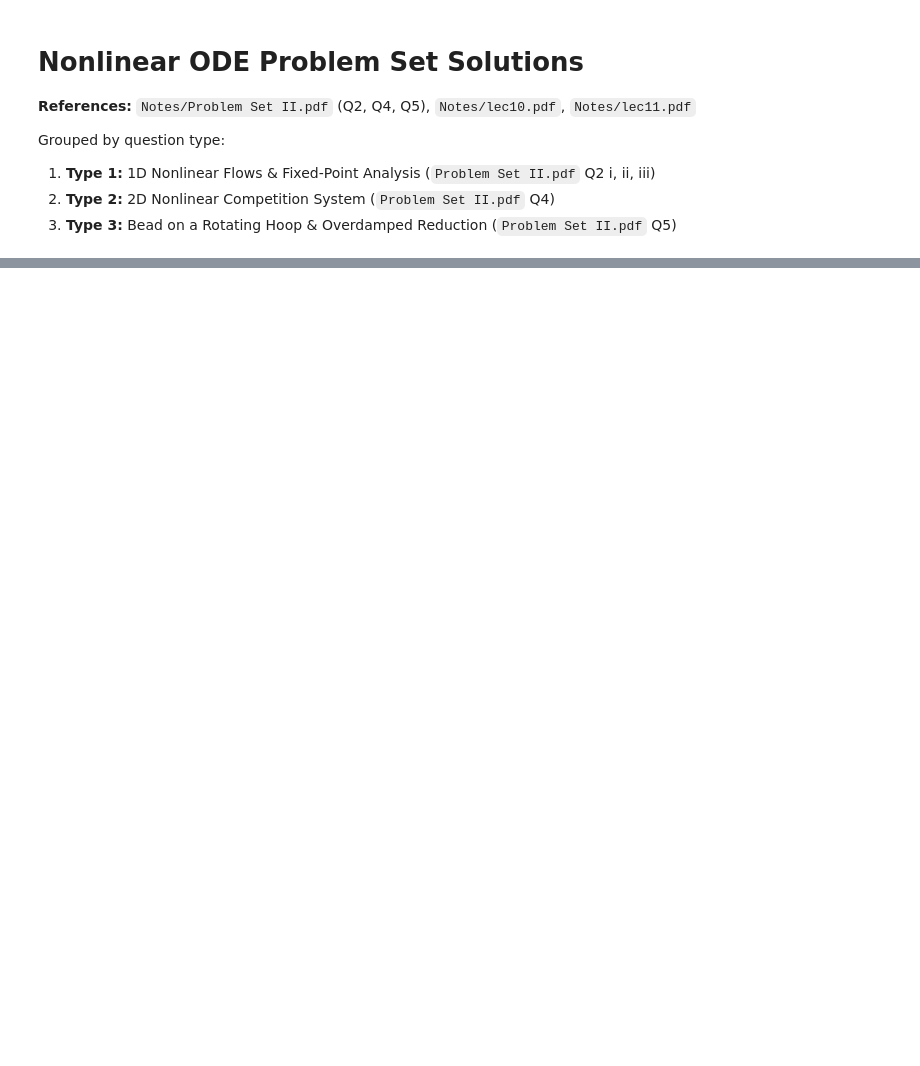
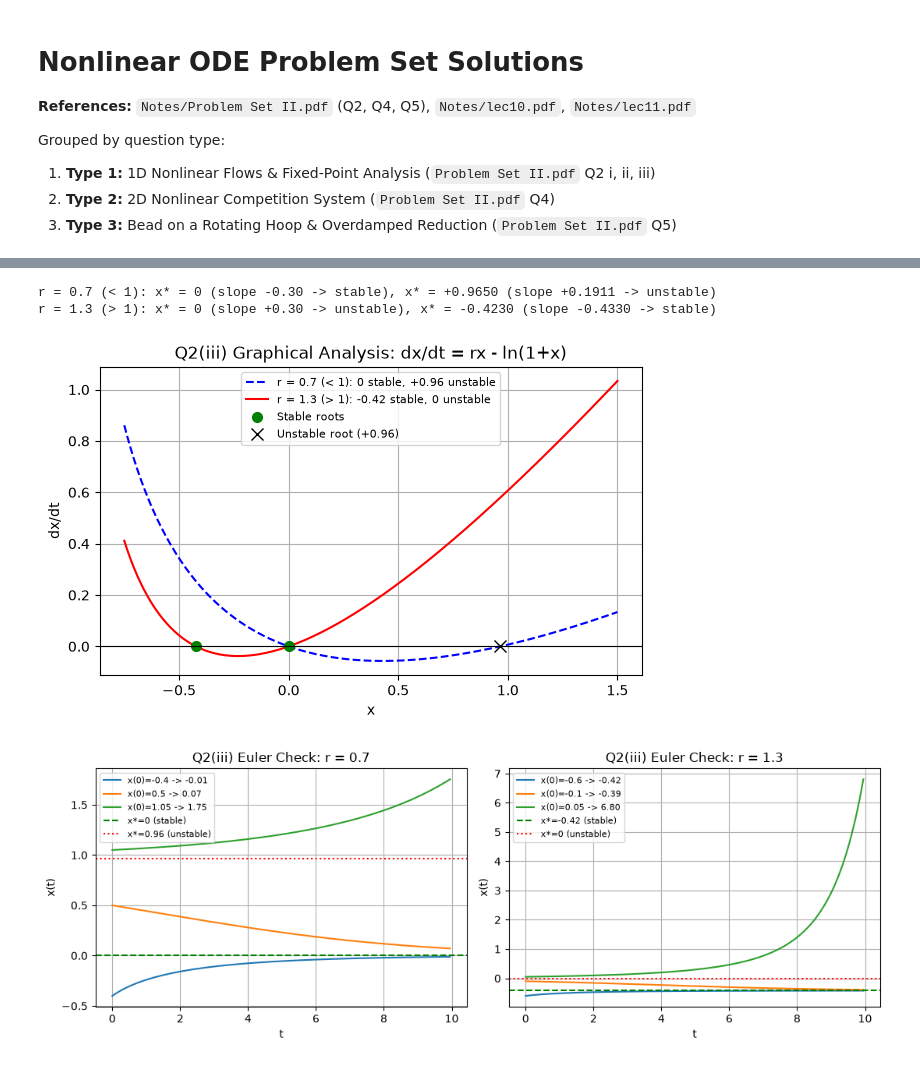
Before and after one commit to Nandu45321/Numerical-Methods-PHY324, a Jupyter notebook: Notes/End/Nonlinear Ordinary Differential Equations/04_Nonlinear_ODE_Problem_Set_Solutions.ipynb, the cells around one changed output, grey strips where cells are left out. Drawn from its saved outputs; the diff is of its cells as text; code cells hidden in the pictures; blank space fills up the shorter version.

```diff
--- a/Notes/End/Nonlinear Ordinary Differential Equations/04_Nonlinear_ODE_Problem_Set_Solutions.ipynb
+++ b/Notes/End/Nonlinear Ordinary Differential Equations/04_Nonlinear_ODE_Problem_Set_Solutions.ipynb
@@ -112,3 +179,81 @@ plt.show()
+# %%
+# --- Helper functions for f(x) = r*x - ln(1 + x) and f'(x) = r - 1/(1 + x) ---
+def f3(x, r_val):
+    return r_val * x - np.log(1.0 + x)
+
+def df3(x, r_val):
+    return r_val - 1.0 / (1.0 + x)
+
+# --- Step 1: Find the non-zero fixed point using 1D Newton ---
+def find_root_q2iii(r_val, guess):
+    xr = guess
+    for step in range(25):
+        xr = xr - f3(xr, r_val) / df3(xr, r_val)
+    return xr
+
+x_star_07 = find_root_q2iii(0.7, 1.0)    # for r < 1, non-zero root is positive
+x_star_13 = find_root_q2iii(1.3, -0.4)   # for r > 1, non-zero root is in (-1, 0)
+
+print(f'r = 0.7 (< 1): x* = 0 (slope {df3(0, 0.7):+.2f} -> stable), x* = {x_star_07:+.4f} (slope {df3(x_star_07, 0.7):+.4f} -> unstable)')
+print(f'r = 1.3 (> 1): x* = 0 (slope {df3(0, 1.3):+.2f} -> unstable), x* = {x_star_13:+.4f} (slope {df3(x_star_13, 1.3):+.4f} -> stable)')
+
+# --- Step 2: Graphical analysis f(x) vs x ---
+x_grid = np.linspace(-0.75, 1.5, 300)
+
+plt.figure(figsize=(7, 4))
+plt.plot(x_grid, f3(x_grid, 0.7), 'b--', label='r = 0.7 (< 1): 0 stable, +0.96 unstable')
+plt.plot(x_grid, f3(x_grid, 1.3), 'r-',  label='r = 1.3 (> 1): -0.42 stable, 0 unstable')
+plt.plot([0, x_star_13], [0, 0], 'go', markersize=7, label='Stable roots')
+plt.plot([x_star_07], [0], 'kx', markersize=8, label='Unstable root (+0.96)')
+plt.axhline(0, color='k', linewidth=0.8)
+plt.xlabel('x')
+plt.ylabel('dx/dt')
+plt.title('Q2(iii) Graphical Analysis: dx/dt = rx - ln(1+x)')
+plt.legend(fontsize=8)
+plt.grid(True)
+plt.show()
+
+# --- Step 3: Simple Euler trajectory checks for r = 0.7 and r = 1.3 ---
+dt = 0.05
+t = np.arange(0, 10, dt)
+
+plt.figure(figsize=(11, 4))
+
+# Left plot (r = 0.7): starts below +0.96 settle at 0; start above +0.96 escapes right
+plt.subplot(1, 2, 1)
+for x0 in [-0.4, 0.5, 1.05]:
+    x = np.zeros(len(t))
+    x[0] = x0
+    for i in range(len(t) - 1):
+        x[i + 1] = x[i] + dt * f3(x[i], 0.7)
+    plt.plot(t, x, label=f'x(0)={x0} -> {x[-1]:.2f}')
+plt.axhline(0.0, color='g', linestyle='--', label='x*=0 (stable)')
+plt.axhline(x_star_07, color='r', linestyle=':', label=f'x*={x_star_07:.2f} (unstable)')
+plt.title('Q2(iii) Euler Check: r = 0.7')
+plt.xlabel('t'); plt.ylabel('x(t)')
+plt.legend(fontsize=8); plt.grid(True)
+
+# Right plot (r = 1.3): starts in (-1, 0) settle at -0.42; start > 0 escapes right
+plt.subplot(1, 2, 2)
+for x0 in [-0.6, -0.1, 0.05]:
+    x = np.zeros(len(t))
+    x[0] = x0
+    for i in range(len(t) - 1):
+        x[i + 1] = x[i] + dt * f3(x[i], 1.3)
+    plt.plot(t, x, label=f'x(0)={x0} -> {x[-1]:.2f}')
+plt.axhline(x_star_13, color='g', linestyle='--', label=f'x*={x_star_13:.2f} (stable)')
+plt.axhline(0.0, color='r', linestyle=':', label='x*=0 (unstable)')
+plt.title('Q2(iii) Euler Check: r = 1.3')
+plt.xlabel('t'); plt.ylabel('x(t)')
+plt.legend(fontsize=8); plt.grid(True)
+
+plt.tight_layout()
+plt.show()
+# %% [output]
+r = 0.7 (< 1): x* = 0 (slope -0.30 -> stable), x* = +0.9650 (slope +0.1911 -> unstable)
+r = 1.3 (> 1): x* = 0 (slope +0.30 -> unstable), x* = -0.4230 (slope -0.4330 -> stable)
+[figure, added]
+[figure, added]
 # %% [markdown]
 ---
 ## Type 2: 2D Nonlinear Competition System (`Problem Set II.pdf` Q4)
```
Also changed, not shown: parts of 13 cells of this notebook, 24 other files.
